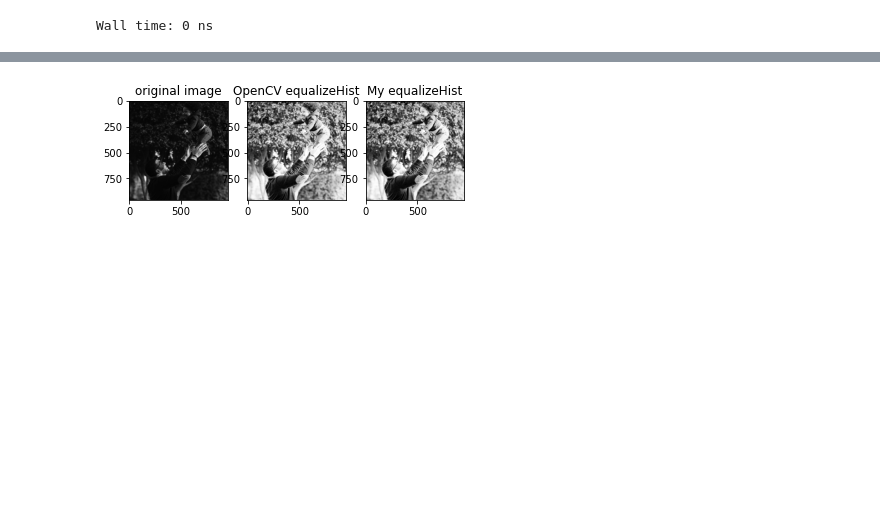
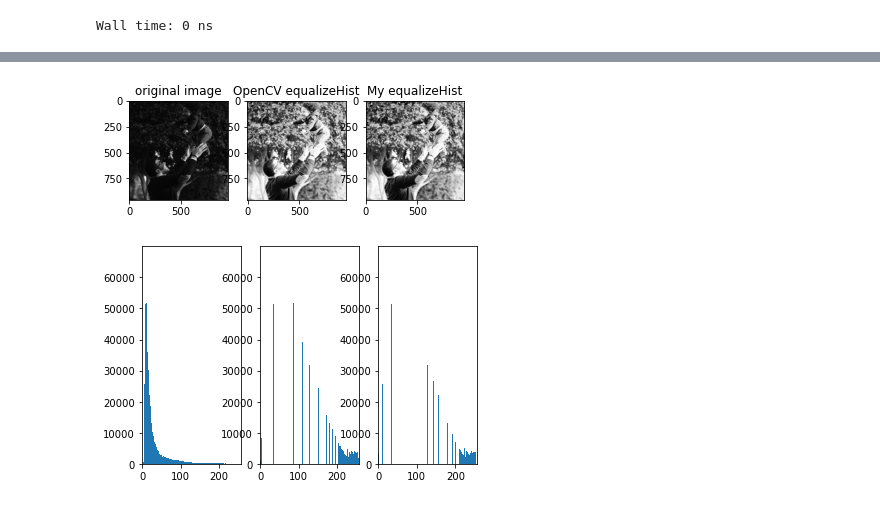
Before and after one commit to shudorcl/D-I-P, a Jupyter notebook: DIP4/实验四.ipynb, the cells around one changed output, grey strips where cells are left out. Drawn from its saved outputs; the diff is of its cells as text; code cells hidden in the pictures; blank space fills up the shorter version.

```diff
--- a/DIP4/实验四.ipynb
+++ b/DIP4/实验四.ipynb
@@ -171,19 +182,22 @@ Wall time: 3.01 ms
 # %%
 plt.subplot(1,3,1)
 plt.imshow(baby)
 plt.set_cmap('gray')
 plt.title('original image')
 plt.subplot(1,3,2)
 plt.imshow(baby_e1)
 plt.set_cmap('gray')
 plt.title('OpenCV equalizeHist')
 plt.subplot(1,3,3)
 plt.imshow(baby_e2)
 plt.set_cmap('gray')
 plt.title('My equalizeHist')
 plt.show()
+imgs = [baby,baby_e1,baby_e2]
+showhist(imgs)
 # %% [output]
 [figure]
+[figure, added]
 # %%
 %%time
 hill_e1=cv2.equalizeHist(hill)
```
Also changed, not shown: parts of 14 cells of this notebook.
